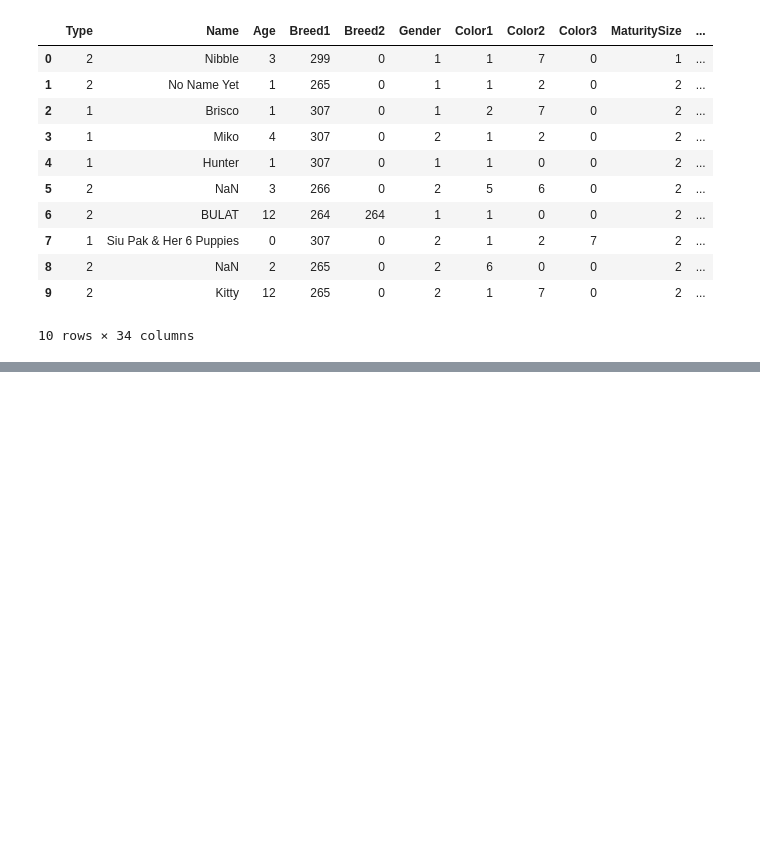
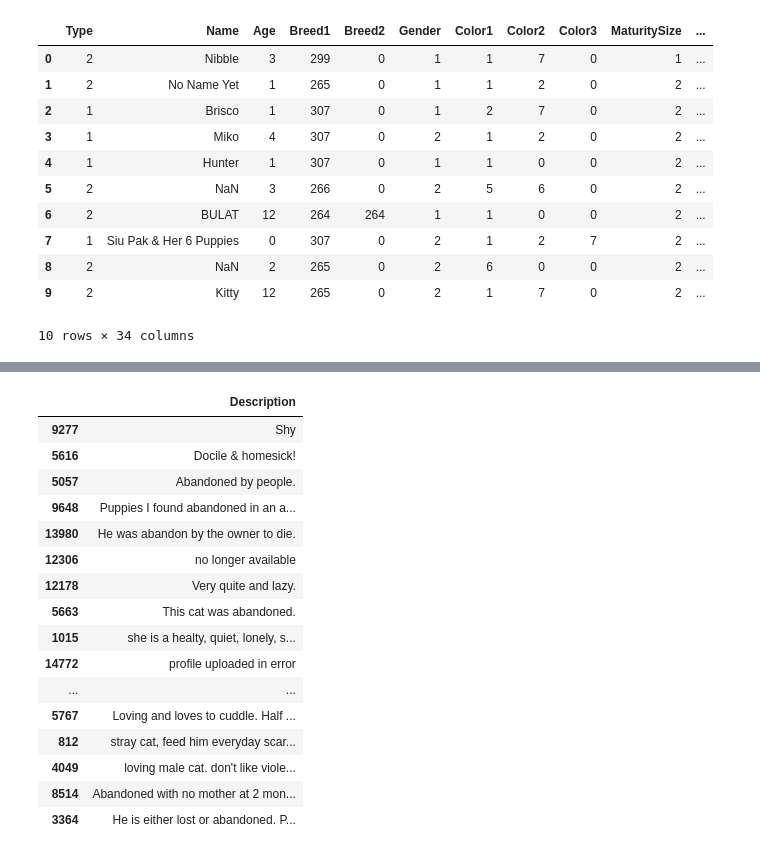
Before and after one commit to olivo/animal-adoption-mids-capstone, a Jupyter notebook: animal_adoption_prediction.ipynb, the cells around one changed output, grey strips where cells are left out. Saved outputs shown, nothing was run; the diff lists cells and outputs as text; code cells hidden in the pictures; blank space fills up the shorter version.

```diff
--- a/animal_adoption_prediction.ipynb
+++ b/animal_adoption_prediction.ipynb
@@ -194,3 +194,24 @@ trainData.head(10)
+# %%
+sorted_by_sentiment_df = trainData.sort_values(by='nltk_negative_prob', ascending=False)[['Description']]
+sorted_by_sentiment_df.head(50)
+# %% [output]
+|  | Description |
+| 9277 | Shy |
+| 5616 | Docile & homesick! |
+| 5057 | Abandoned by people. |
+| 9648 | Puppies I found abandoned in an a... |
+| 13980 | He was abandon by the owner to die. |
+| 12306 | no longer available |
+| 12178 | Very quite and lazy. |
+| 5663 | This cat was abandoned. |
+| 1015 | she is a healty, quiet, lonely, s... |
+| 14772 | profile uploaded in error |
+| ... | ... |
+| 5767 | Loving and loves to cuddle. Half ... |
+| 812 | stray cat, feed him everyday scar... |
+| 4049 | loving male cat. don't like viole... |
+| 8514 | Abandoned with no mother at 2 mon... |
+| 3364 | He is either lost or abandoned. P... |
 # %%
 trainData.columns
 # %% [output]
```
Also changed, not shown: parts of 14 cells of this notebook, 7 other files.
